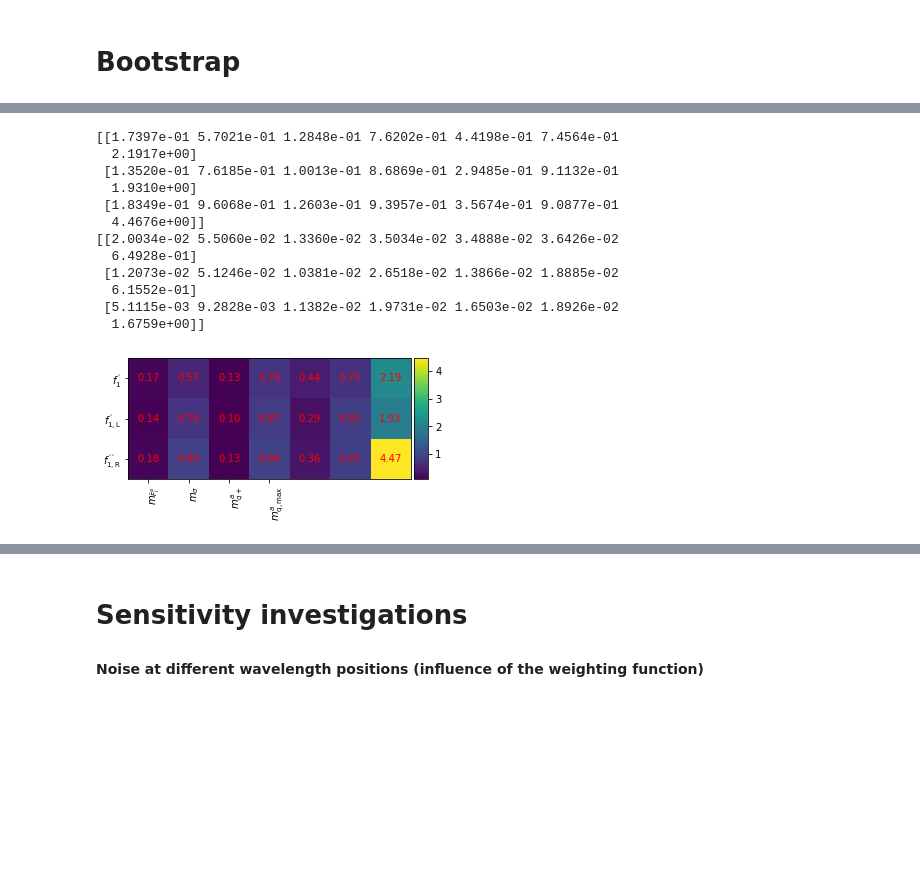
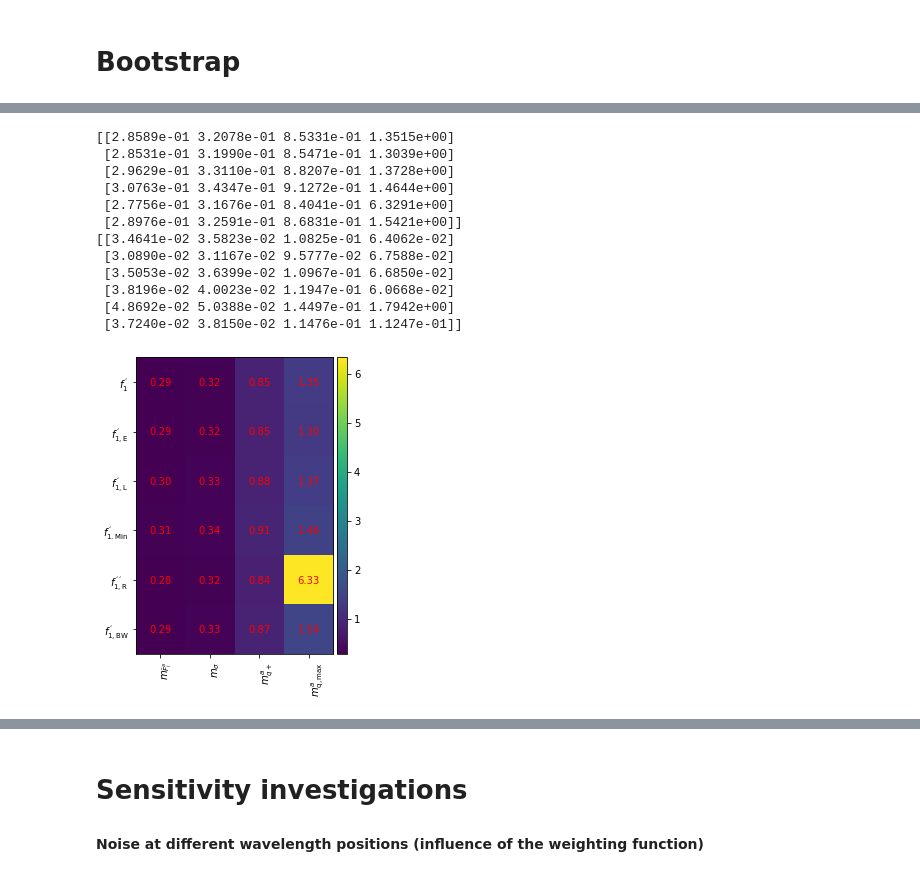
Before and after one commit to empir19nrm02/empir19nrm02, a Jupyter notebook: empir19nrm02/Jupyter/f1PrimeDetectorMet.ipynb, the cells around one changed output, grey strips where cells are left out. Drawn from its saved outputs; the diff is of its cells as text; code cells hidden in the pictures; blank space fills up the shorter version.

```diff
--- a/empir19nrm02/Jupyter/f1PrimeDetectorMet.ipynb
+++ b/empir19nrm02/Jupyter/f1PrimeDetectorMet.ipynb
@@ -534,5 +548,5 @@ save_fig(filename='f1pCorrelations')
 # %%
-def calc_data_from_spectra_detectors(detectorsLoc, spectraLoc, eins_minus=False):
+def calc_data_from_spectra_detectors(detectorsLoc, spectraLoc, eins_minus=False, r_sq_calc=True):
     b_f1pA=py_f1PrimeGlx(detectorsLoc, strObserver='1931_2', iObserverOffset = 1, strWeighting='A', iMin=0, dCutOff=0., dBandWidth=0.)
     b_f1pE=py_f1PrimeGlx(detectorsLoc, strObserver='1931_2', iObserverOffset = 1, strWeighting='E', iMin=0, dCutOff=0., dBandWidth=0.)
     b_f1pLED=py_f1PrimeGlx(detectorsLoc, strObserver='1931_2', iObserverOffset = 1, strWeighting='LED_B3', iMin=0, dCutOff=0., dBandWidth=0.)
@@ -558,12 +572,12 @@ def calc_data_from_spectra_detectors(detectorsLoc, spectraLoc, eins_minus=False)
     b_eval = np.vstack(( b_f1pA, b_f1pE, b_f1pLED, b_f1pAFMin, b_f1pp, b_f1ppR, b_f1pBW20nm, b_meanA0, b_stdA0_1, qPlusA, b_meanLED, b_stdLED_1, qPlusLED))
     b_corr = np.corrcoef(b_eval)
 
-    v_m_Dataf1p=SMCFPlotCalc(b_f1pA, b_SMCF, eins_minus=eins_minus, r_sq_calc=True)
-    v_m_Dataf1pE=SMCFPlotCalc(b_f1pE, b_SMCF, eins_minus=eins_minus, r_sq_calc=True)
-    v_m_Dataf1pLED=SMCFPlotCalc(b_f1pLED, b_SMCFLED, eins_minus=eins_minus, r_sq_calc=True)
-    v_m_Dataf1pAFMin=SMCFPlotCalc(b_f1pAFMin, b_SMCFLED, eins_minus=eins_minus, r_sq_calc=True)
-    v_m_Dataf1ppR=SMCFPlotCalc(b_f1ppR, b_SMCFLED, eins_minus=eins_minus, r_sq_calc=True)
-    v_m_Dataf1pBW20nm=SMCFPlotCalc(b_f1pBW20nm, b_SMCFLED, eins_minus=eins_minus, r_sq_calc=True)
+    v_m_Dataf1p=SMCFPlotCalc(b_f1pA, b_SMCFLED, eins_minus=eins_minus, r_sq_calc=r_sq_calc)
+    v_m_Dataf1pE=SMCFPlotCalc(b_f1pE, b_SMCFLED, eins_minus=eins_minus, r_sq_calc=r_sq_calc)
+    v_m_Dataf1pLED=SMCFPlotCalc(b_f1pLED, b_SMCFLED, eins_minus=eins_minus, r_sq_calc=r_sq_calc)
+    v_m_Dataf1pAFMin=SMCFPlotCalc(b_f1pAFMin, b_SMCFLED, eins_minus=eins_minus, r_sq_calc=r_sq_calc)
+    v_m_Dataf1ppR=SMCFPlotCalc(b_f1ppR, b_SMCFLED, eins_minus=eins_minus, r_sq_calc=r_sq_calc)
+    v_m_Dataf1pBW20nm=SMCFPlotCalc(b_f1pBW20nm, b_SMCFLED, eins_minus=eins_minus, r_sq_calc=r_sq_calc)
     return [b_corr, v_m_Dataf1p,v_m_Dataf1pE, v_m_Dataf1pLED, v_m_Dataf1pAFMin, v_m_Dataf1ppR, v_m_Dataf1pBW20nm]
 # %% [markdown]
 # SMCF
@@ -860,22 +921,27 @@ makeTable( spectraTmp, strData)
 # %% [markdown]
 # Bootstrap
 # %%
-b_runs = 100
+b_runs = 1000
 b_use_detector = True
 b_use_spectra = True
 
 b_eins_minus = True
 
+strData = 'PHOTOLED'
+strData = 'CIES025_RGBLED'
+spectraTmp = _SPD[strData]['S']['data'].copy()
+
 vlDetectorNumber = vldetectors.shape[0]-1
 b_detector_number=vlDetectorNumber
-spectraNumber = spectra.shape[0]-1
+spectraNumber = spectraTmp.shape[0]-1
 b_spectra_number=spectraNumber
 
 # store the simulation results
-[res, v_m_Dataf1pA, _, v_m_Dataf1pLED, _, v_m_Dataf1ppR, _]=calc_data_from_spectra_detectors( vldetectors, spectra, eins_minus=b_eins_minus)
+[res, v_m_Dataf1pA, v_m_Dataf1pE, v_m_Dataf1pLED, v_m_Dataf1pMin, v_m_Dataf1ppR, v_m_Dataf1pBW]=\
+    calc_data_from_spectra_detectors( vldetectors, spectraTmp, eins_minus=b_eins_minus, r_sq_calc=False)
 resArray = np.zeros( (b_runs, res.shape[0], res.shape[1]))
 
-v_m_Data_Array=np.zeros((b_runs, 3, np.array(v_m_Dataf1pA).shape[0]))
+v_m_Data_Array=np.zeros((b_runs, 6, np.array(v_m_Dataf1pA).shape[0]))
 
 iRow=7
 iCol=4
@@ -891,13 +957,17 @@ for i in range(0, b_runs):
         b_spectraList = range(0, b_spectra_number+1)
 
     b_detectors = vldetectors[b_detectorList]
-    b_spectra = spectra[b_spectraList]
+    b_spectra = spectraTmp[b_spectraList]
 
-    [res, v_m_Dataf1pA, _, v_m_Dataf1pLED, _, v_m_Dataf1ppR, _]=calc_data_from_spectra_detectors( b_detectors, b_spectra, eins_minus=b_eins_minus)
+    [res, v_m_Dataf1pA, v_m_Dataf1pE, v_m_Dataf1pLED, v_m_Dataf1pMin, v_m_Dataf1ppR, v_m_Dataf1pBW]=\
+        calc_data_from_spectra_detectors( b_detectors, b_spectra, eins_minus=b_eins_minus, r_sq_calc=False)
     resArray[i]=res.copy()
     v_m_Data_Array[i, 0]=np.array(v_m_Dataf1pA).copy()
-    v_m_Data_Array[i, 1]=np.array(v_m_Dataf1pLED).copy()
-    v_m_Data_Array[i, 2]=np.array(v_m_Dataf1ppR).copy()
+    v_m_Data_Array[i, 1]=np.array(v_m_Dataf1pE).copy()
+    v_m_Data_Array[i, 2]=np.array(v_m_Dataf1pLED).copy()
+    v_m_Data_Array[i, 3]=np.array(v_m_Dataf1pMin).copy()
+    v_m_Data_Array[i, 4]=np.array(v_m_Dataf1ppR).copy()
+    v_m_Data_Array[i, 5]=np.array(v_m_Dataf1pBW).copy()
     print(i, np.mean(resArray[:i, iRow, iCol]), np.std(resArray[:i, iRow, iCol]))
 
 plotCorrMatrixSmall(res, x_label_list)
@@ -925,27 +995,27 @@ Value= [0.6499425413757147, 0.03775389620354911] Inteval(95%)= 0.153834710002313
 # %%
 if b_eins_minus:
     v_m_x_list = [str_m_mean_a, str_m_sigma, str_m_q_plus_a, str_m_q_max_a]
 else:
     v_m_x_list = [str_m_mean, str_m_sigma, str_m_q_plus, str_m_q_minus, str_m_q_max, str_m_q_min]
-v_m_y_list = [strf1p, strf1pLED, strf1ppR]
+v_m_y_list = [strf1p, strf1pE, strf1pLED, strf1pMin, strf1ppR, strf1pBW]
 v_m_DataMean=np.mean(v_m_Data_Array, axis=0)
 v_m_DataStd=np.std(v_m_Data_Array, axis=0)
 print( v_m_DataMean)
 print( v_m_DataStd)
 plotCorrMatrixSmall(v_m_DataMean, v_m_x_list, y_data_labels=v_m_y_list)
-save_fig(filename='BS_mCorrImage')
+save_fig(filename='BS_mCorrImage'+strData)
 # %% [output]
-[[1.7397e-01 5.7021e-01 1.2848e-01 7.6202e-01 4.4198e-01 7.4564e-01
-  2.1917e+00]
- [1.3520e-01 7.6185e-01 1.0013e-01 8.6869e-01 2.9485e-01 9.1132e-01
-  1.9310e+00]
- [1.8349e-01 9.6068e-01 1.2603e-01 9.3957e-01 3.5674e-01 9.0877e-01
-  4.4676e+00]]
-[[2.0034e-02 5.5060e-02 1.3360e-02 3.5034e-02 3.4888e-02 3.6426e-02
-  6.4928e-01]
- [1.2073e-02 5.1246e-02 1.0381e-02 2.6518e-02 1.3866e-02 1.8885e-02
-  6.1552e-01]
- [5.1115e-03 9.2828e-03 1.1382e-02 1.9731e-02 1.6503e-02 1.8926e-02
-  1.6759e+00]]
+[[2.8589e-01 3.2078e-01 8.5331e-01 1.3515e+00]
+ [2.8531e-01 3.1990e-01 8.5471e-01 1.3039e+00]
+ [2.9629e-01 3.3110e-01 8.8207e-01 1.3728e+00]
+ [3.0763e-01 3.4347e-01 9.1272e-01 1.4644e+00]
+ [2.7756e-01 3.1676e-01 8.4041e-01 6.3291e+00]
+ [2.8976e-01 3.2591e-01 8.6831e-01 1.5421e+00]]
+[[3.4641e-02 3.5823e-02 1.0825e-01 6.4062e-02]
+ [3.0890e-02 3.1167e-02 9.5777e-02 6.7588e-02]
+ [3.5053e-02 3.6399e-02 1.0967e-01 6.6850e-02]
+ [3.8196e-02 4.0023e-02 1.1947e-01 6.0668e-02]
+ [4.8692e-02 5.0388e-02 1.4497e-01 1.7942e+00]
+ [3.7240e-02 3.8150e-02 1.1476e-01 1.1247e-01]]
-[figure, old version]
+[figure, new version]
 # %%
```
Also changed, not shown: parts of 44 cells of this notebook, 1 other file.
